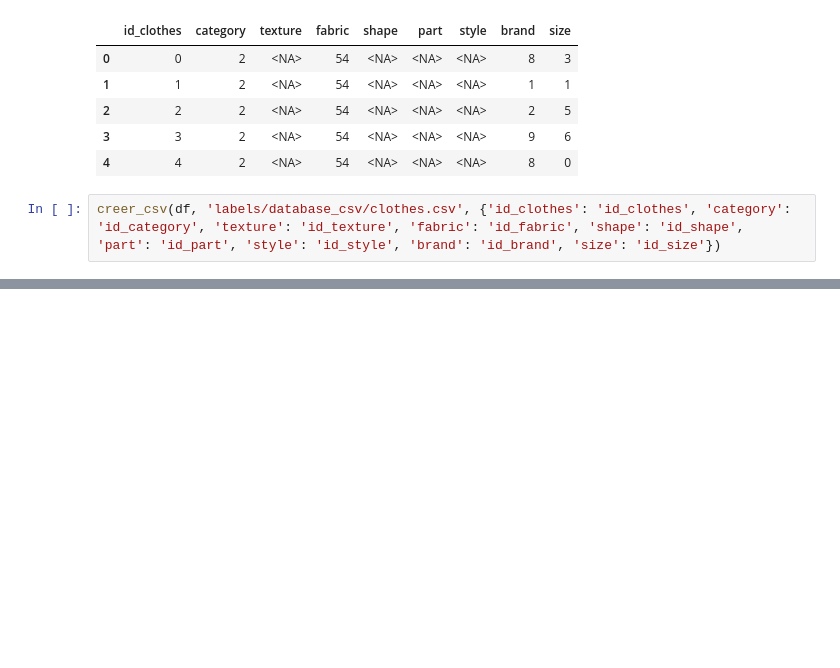
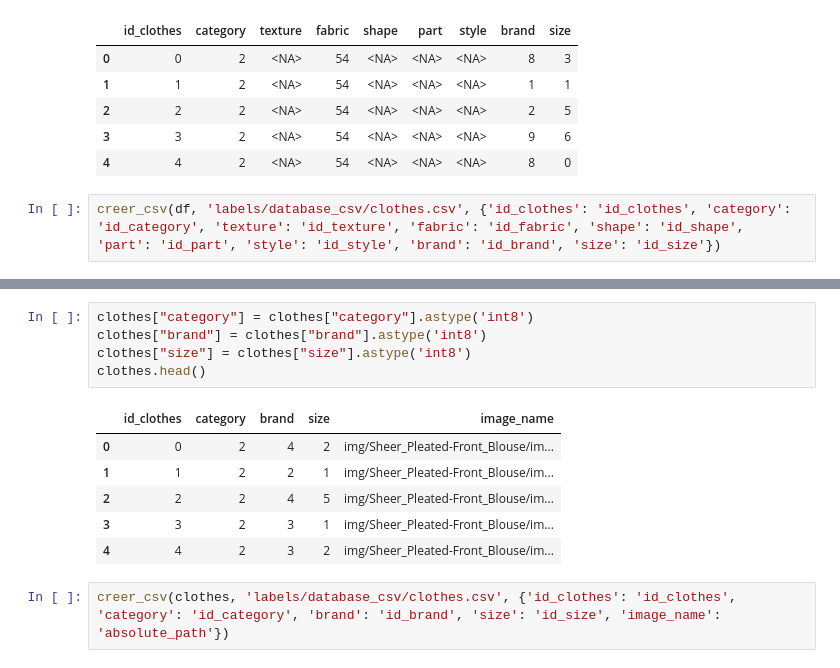
Before and after one commit to Vitally05/TO52_Clothes_detection, a Jupyter notebook: 1database_files.ipynb, the cells around one changed output, grey strips where cells are left out. Saved outputs shown, nothing was run; the diff lists cells and outputs as text; blank space fills up the shorter version.

```diff
--- a/1database_files.ipynb
+++ b/1database_files.ipynb
@@ -373,0 +474,14 @@ creer_csv(df, 'labels/database_csv/clothes.csv', {'id_clothes': 'id_clothes', 'c
+# %%
+clothes["category"] = clothes["category"].astype('int8')
+clothes["brand"] = clothes["brand"].astype('int8')
+clothes["size"] = clothes["size"].astype('int8')
+clothes.head()
+# %% [output]
+|  | id_clothes | category | brand | size | image_name |
+| 0 | 0 | 2 | 4 | 2 | img/Sheer_Pleated-Front_Blouse/im... |
+| 1 | 1 | 2 | 2 | 1 | img/Sheer_Pleated-Front_Blouse/im... |
+| 2 | 2 | 2 | 4 | 5 | img/Sheer_Pleated-Front_Blouse/im... |
+| 3 | 3 | 2 | 3 | 1 | img/Sheer_Pleated-Front_Blouse/im... |
+| 4 | 4 | 2 | 3 | 2 | img/Sheer_Pleated-Front_Blouse/im... |
+# %%
+creer_csv(clothes, 'labels/database_csv/clothes.csv', {'id_clothes': 'id_clothes', 'category': 'id_category', 'brand': 'id_brand', 'size': 'id_size', 'image_name': 'absolute_path'})
```
Also changed, not shown: parts of 13 cells of this notebook.
